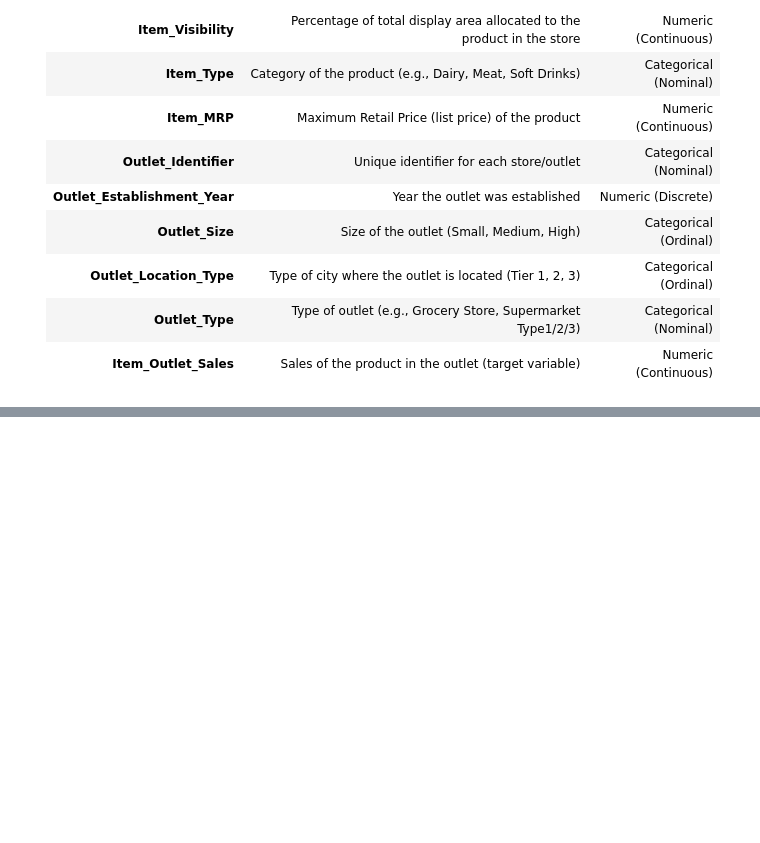
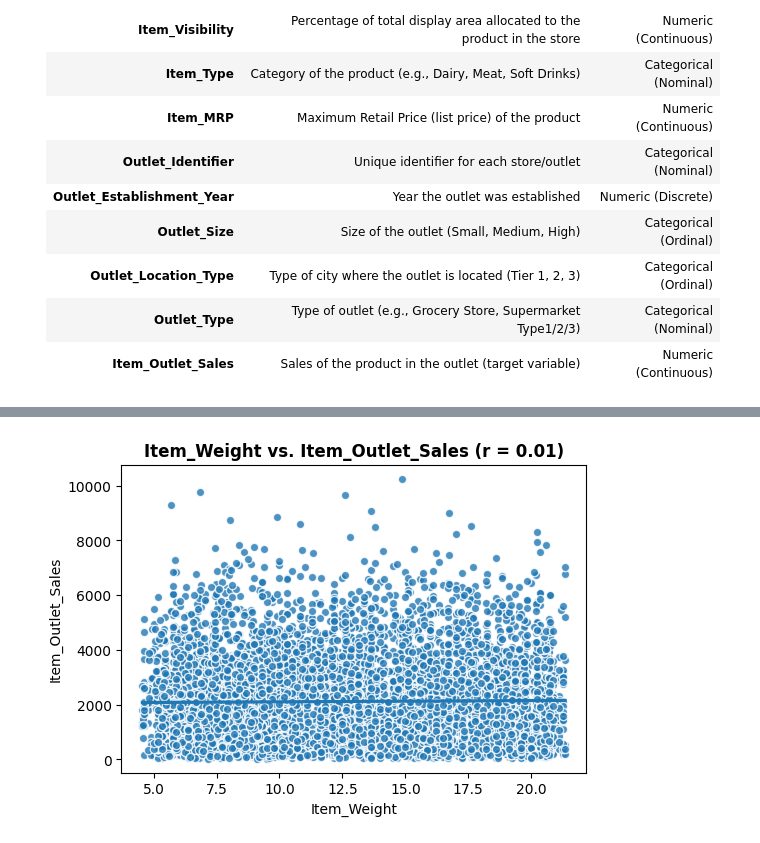
Before and after one commit to Maryam-Skaik/Prediction-of-Product-Sales, a Jupyter notebook: Prediction_of_Product_Sales.ipynb, the cells around one changed output, grey strips where cells are left out. Drawn from its saved outputs; the diff is of its cells as text; code cells hidden in the pictures; blank space fills up the shorter version.

```diff
--- a/Prediction_of_Product_Sales.ipynb
+++ b/Prediction_of_Product_Sales.ipynb
@@ -418,0 +630,5 @@ dtype: int64
+# %%
+# Run the appropriate feature vs. target function (based on dtype)
+plot_numeric_vs_target(df, feature);
+# %% [output]
+[figure, added]
```
Also changed, not shown: parts of 59 cells of this notebook.
